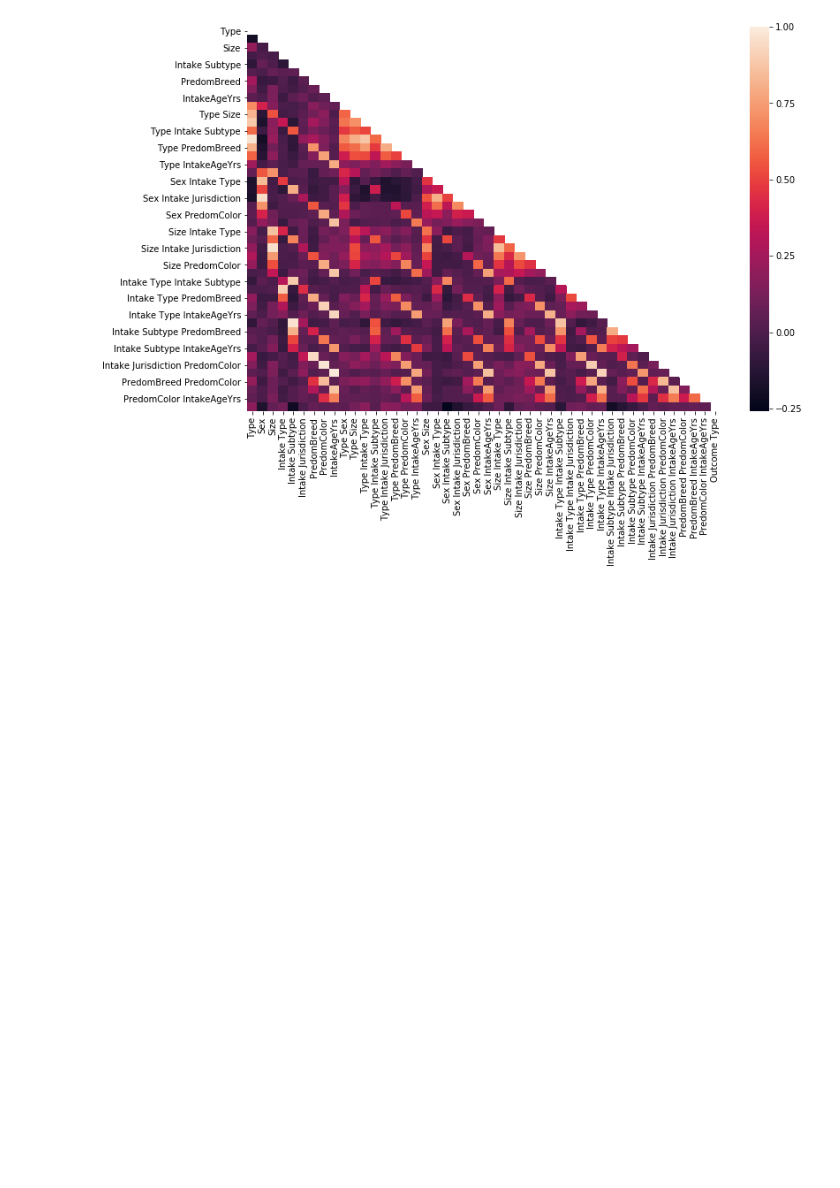
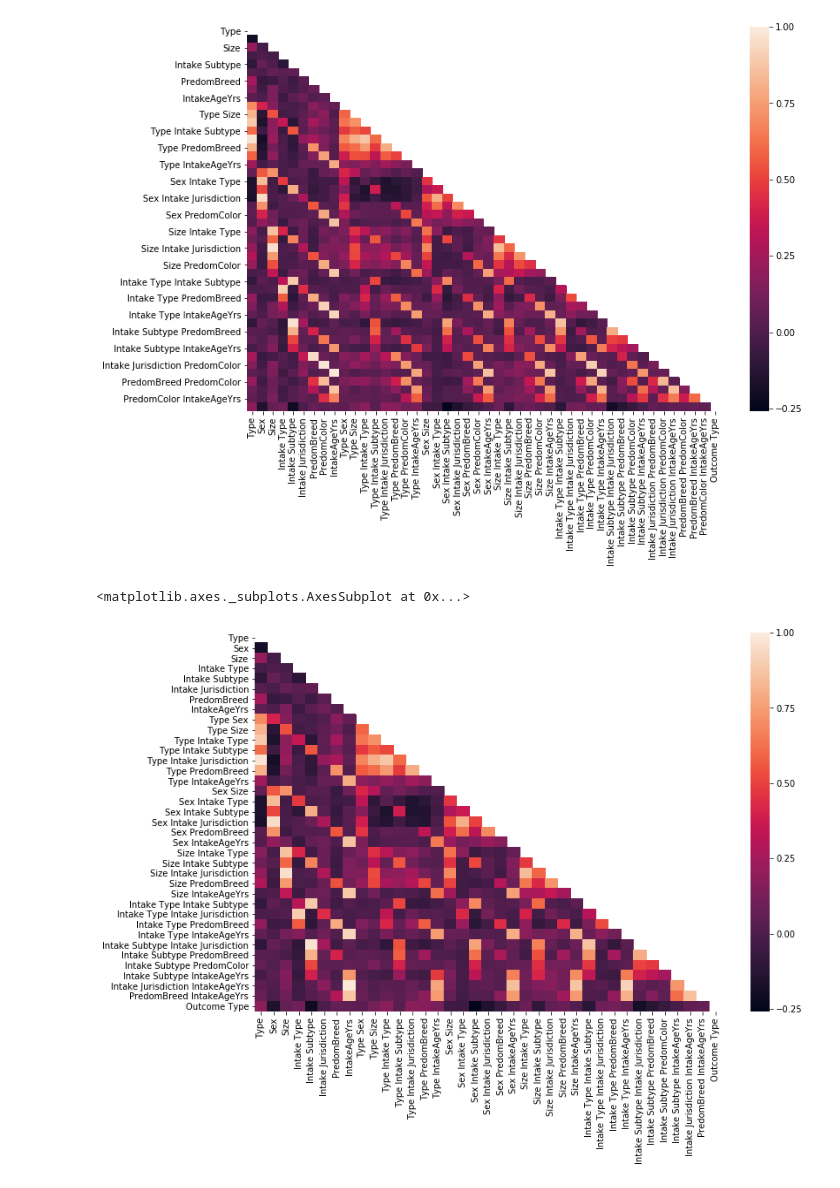
Before and after one commit to MsJacksonIYN/PetAdoptionClassification, a Jupyter notebook: FeaturesAndModels.ipynb, the cells around one changed output. Drawn from its saved outputs; the diff is of its cells as text; code cells hidden in the pictures; blank space fills up the shorter version.

```diff
--- a/FeaturesAndModels.ipynb
+++ b/FeaturesAndModels.ipynb
@@ -1356,3 +1356,11 @@ sns.heatmap(modeling.corr(), mask=mask)
 # %% [output]
 <matplotlib.axes._subplots.AxesSubplot at 0x...>
 [figure]
+# %%
+plt.figure(figsize=(12,8))
+mask = np.zeros_like(modeling.drop(todrop, axis=1).corr(), dtype=np.bool)
+mask[np.triu_indices_from(mask)] = True
+sns.heatmap(modeling.drop(todrop, axis=1).corr(), mask=mask)
+# %% [output]
+<matplotlib.axes._subplots.AxesSubplot at 0x...>
+[figure, added]
```
Also changed, not shown: 1 other file.
